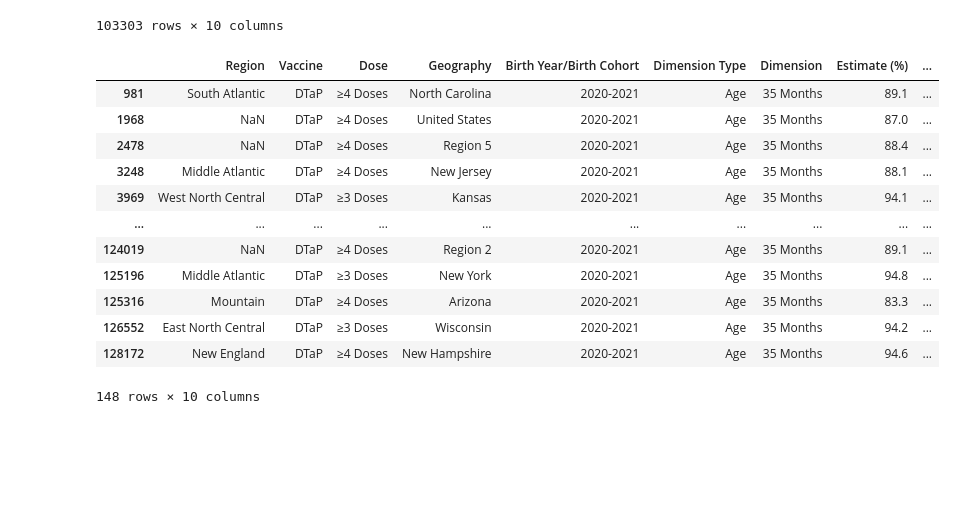
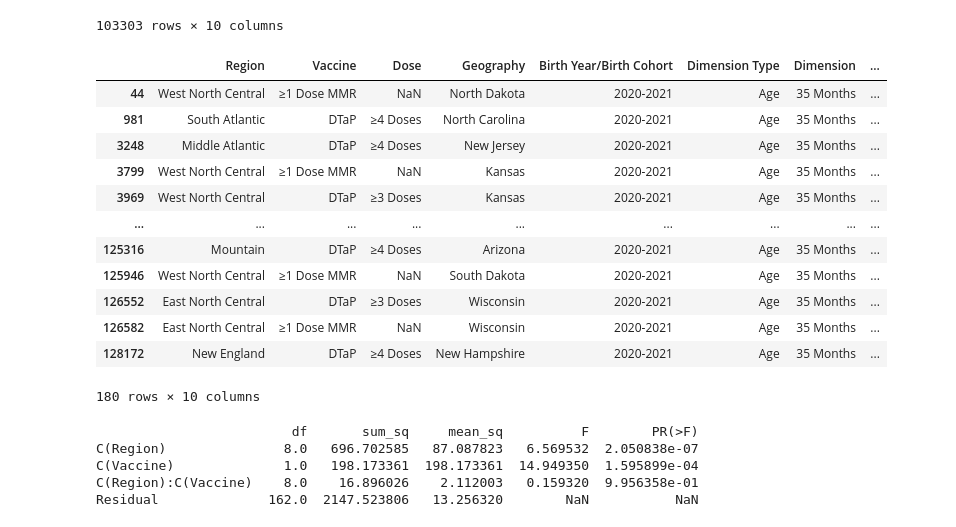
Before and after one commit to Khoi-cpu/RNN_COVID_GROUP, a Jupyter notebook: y.MMR.DTaP.ipynb, the cells around one changed output. Saved outputs shown, nothing was run; the diff lists cells and outputs as text; code cells hidden in the pictures; blank space fills up the shorter version.

Commit message:
MMR and DTaP comparison w/ 2-way ANOVA

```diff
--- a/y.MMR.DTaP.ipynb
+++ b/y.MMR.DTaP.ipynb
@@ -37,7 +39,7 @@ df
 # %%
 # Defining a dictionary to map each state to respective region
 #expanding from original 4 regions to 9 regions:
-    #Pacific West, Mountain West, West North Central, East North Central,
+    #Pacific West, Mountain West, West North Central, East North Central, East South Central
     # West South Central, South Atlantic, Middle Atlantic, New England
 state_to_region = {
     # Middle Atlantic
@@ -72,7 +74,7 @@ state_to_region = {
     'Arkansas': 'West South Central', 'Louisiana': 'West South Central', 'Oklahoma': 'West South Central',
     'Texas': 'West South Central', 'TX-City of Houston': 'West South Central', 'TX-Rest of state': 'West South Central',
     'TX-Dallas County': 'West South Central', 'TX-Bexar County':'West South Central', 'TX-El Paso County': 'West South Central',
-    'TX-Hidalgo County': 'West South Central',
+    'TX-Hidalgo County': 'West South Central', 'TX-Tarrant County':'West South Central',
 
     #Mountain
     'Arizona': 'Mountain', 'Colorado': 'Mountain', 'Idaho':'Mountain', 'New Mexico':'Mountain',
@@ -108,30 +110,62 @@ df
 # %%
 # Filter the DataFrame to only include rows where:
 # - 'Vaccine' is 'DTaP' and 'MMR'
 # - 'Birth Cohort' is '2020-2021'
 
 # Create df_filtered based on conditions in the 'Vaccine' and 'Birth Year/Birth Cohort' columns
 df_filtered = df[
-    (df['Vaccine'].isin(['DTaP', 'MMR'])) &
+    (df['Vaccine'].isin(['DTaP','≥1 Dose MMR'])) &
     (df['Birth Year/Birth Cohort'] == '2020-2021') &
     (df['Dimension'] =='35 Months')
 
     ]
 
+# Rename the column 'Estimate (%)' to 'Estimated Percentage' in df_filtered
+df_filtered = df_filtered.rename(columns={'Estimate (%)': 'Estimated_Percentage'})
 
-# Display the filtered DataFrame
+# Exclude rows where 'Region' is NaN
+df_filtered = df_filtered.dropna(subset=['Region'])
+
 df_filtered
 # %% [output]
-|  | Region | Vaccine | Dose | Geography | Birth Year/Birth Cohort | Dimension Type | Dimension | Estimate (%) | ... |
-| 981 | South Atlantic | DTaP | ≥4 Doses | North Carolina | 2020-2021 | Age | 35 Months | 89.1 | ... |
-| 1968 | NaN | DTaP | ≥4 Doses | United States | 2020-2021 | Age | 35 Months | 87.0 | ... |
-| 2478 | NaN | DTaP | ≥4 Doses | Region 5 | 2020-2021 | Age | 35 Months | 88.4 | ... |
-| 3248 | Middle Atlantic | DTaP | ≥4 Doses | New Jersey | 2020-2021 | Age | 35 Months | 88.1 | ... |
-| 3969 | West North Central | DTaP | ≥3 Doses | Kansas | 2020-2021 | Age | 35 Months | 94.1 | ... |
-| ... | ... | ... | ... | ... | ... | ... | ... | ... | ... |
-| 124019 | NaN | DTaP | ≥4 Doses | Region 2 | 2020-2021 | Age | 35 Months | 89.1 | ... |
-| 125196 | Middle Atlantic | DTaP | ≥3 Doses | New York | 2020-2021 | Age | 35 Months | 94.8 | ... |
-| 125316 | Mountain | DTaP | ≥4 Doses | Arizona | 2020-2021 | Age | 35 Months | 83.3 | ... |
-| 126552 | East North Central | DTaP | ≥3 Doses | Wisconsin | 2020-2021 | Age | 35 Months | 94.2 | ... |
-| 128172 | New England | DTaP | ≥4 Doses | New Hampshire | 2020-2021 | Age | 35 Months | 94.6 | ... |
+|  | Region | Vaccine | Dose | Geography | Birth Year/Birth Cohort | Dimension Type | Dimension | ... |
+| 44 | West North Central | ≥1 Dose MMR | NaN | North Dakota | 2020-2021 | Age | 35 Months | ... |
+| 981 | South Atlantic | DTaP | ≥4 Doses | North Carolina | 2020-2021 | Age | 35 Months | ... |
+| 3248 | Middle Atlantic | DTaP | ≥4 Doses | New Jersey | 2020-2021 | Age | 35 Months | ... |
+| 3799 | West North Central | ≥1 Dose MMR | NaN | Kansas | 2020-2021 | Age | 35 Months | ... |
+| 3969 | West North Central | DTaP | ≥3 Doses | Kansas | 2020-2021 | Age | 35 Months | ... |
+| ... | ... | ... | ... | ... | ... | ... | ... | ... |
+| 125316 | Mountain | DTaP | ≥4 Doses | Arizona | 2020-2021 | Age | 35 Months | ... |
+| 125946 | West North Central | ≥1 Dose MMR | NaN | South Dakota | 2020-2021 | Age | 35 Months | ... |
+| 126552 | East North Central | DTaP | ≥3 Doses | Wisconsin | 2020-2021 | Age | 35 Months | ... |
+| 126582 | East North Central | ≥1 Dose MMR | NaN | Wisconsin | 2020-2021 | Age | 35 Months | ... |
+| 128172 | New England | DTaP | ≥4 Doses | New Hampshire | 2020-2021 | Age | 35 Months | ... |
-148 rows × 10 columns
+180 rows × 10 columns
+# %%
+# Define the 9 regions including 'East South Central'
+regions_of_interest = ['Middle Atlantic', 'Pacific', 'Mountain',
+                       'West North Central', 'East North Central', 'West South Central',
+                       'South Atlantic', 'New England', 'East South Central']
+
+# Filter the dataset for 'DTaP' and 'MMR' vaccines, and the 9 specific regions
+df_filtered = df_filtered[df_filtered['Vaccine'].isin(['DTaP', '≥1 Dose MMR'])]
+df_filtered = df_filtered[df_filtered['Region'].isin(regions_of_interest)]
+
+# Ensure that 'Region' and 'Vaccine' are treated as categorical variables
+df_filtered['Region'] = df_filtered['Region'].astype('category')
+df_filtered['Vaccine'] = df_filtered['Vaccine'].astype('category')
+
+# Fit the model with interaction term between 'Region' and 'Vaccine'
+model = ols('Estimated_Percentage ~ C(Region) + C(Vaccine) + C(Region):C(Vaccine)', data=df_filtered).fit()
+
+# Perform the two-way ANOVA
+anova_results = anova_lm(model)
+
+# Display the ANOVA table
+print(anova_results)
+# %% [output]
+                         df       sum_sq     mean_sq          F        PR(>F)
+C(Region)               8.0   696.702585   87.087823   6.569532  2.050838e-07
+C(Vaccine)              1.0   198.173361  198.173361  14.949350  1.595899e-04
+C(Region):C(Vaccine)    8.0    16.896026    2.112003   0.159320  9.956358e-01
+Residual              162.0  2147.523806   13.256320        NaN           NaN
```
Also changed, not shown: parts of 3 cells of this notebook, 1 other file.
